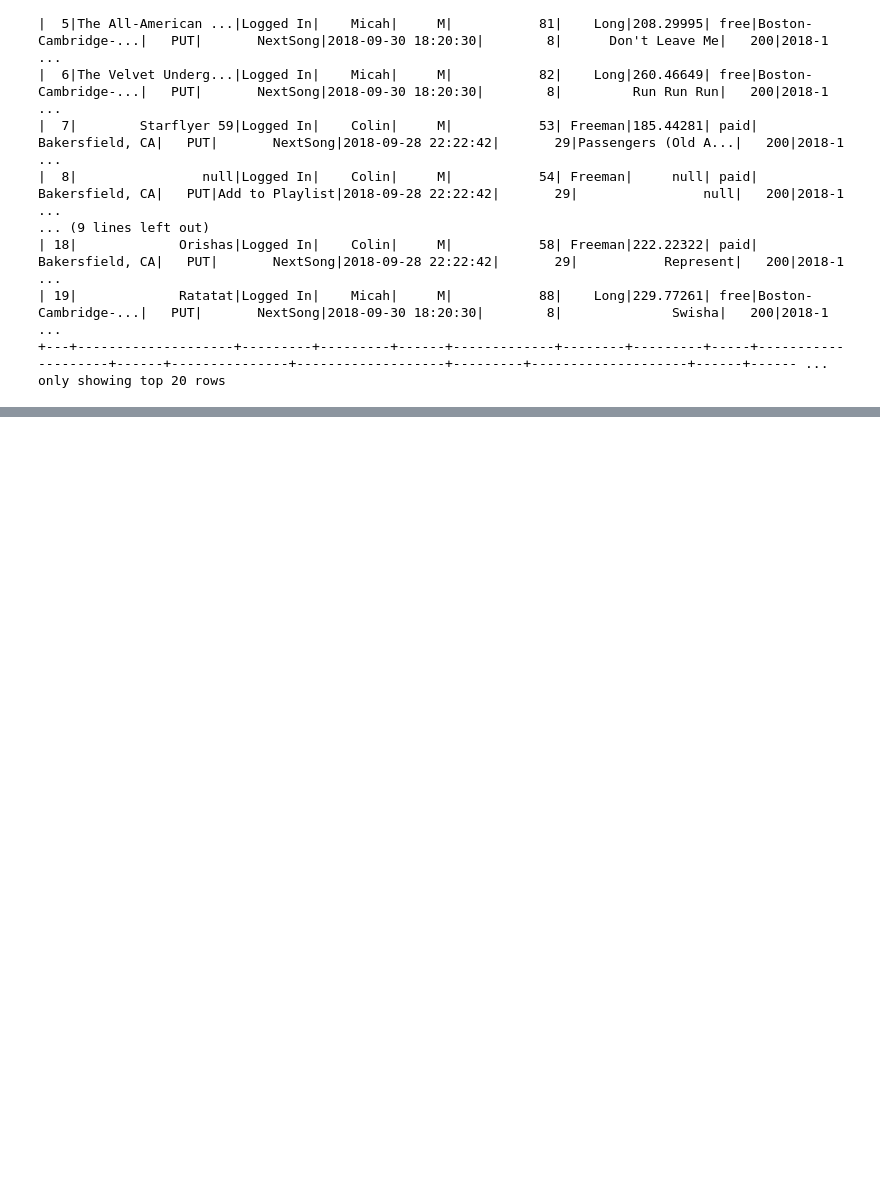
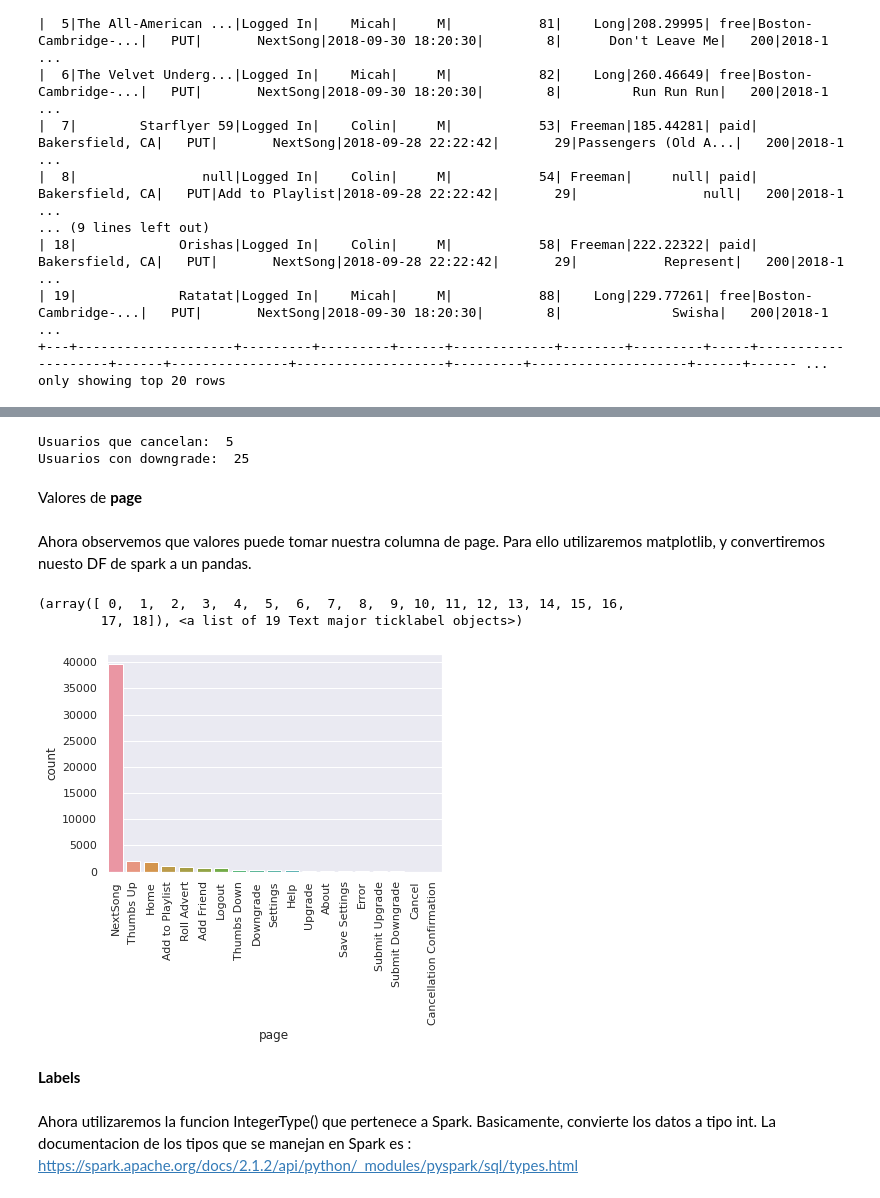
Before and after one commit to IEXE-Tec/computo-datos-masivos, a Jupyter notebook: 04_emr_pyspark.ipynb, the cells around one changed output, grey strips where cells are left out. Saved outputs shown, nothing was run; the diff lists cells and outputs as text; code cells hidden in the pictures; blank space fills up the shorter version.

```diff
--- a/04_emr_pyspark.ipynb
+++ b/04_emr_pyspark.ipynb
@@ -508,0 +525,5 @@ only showing top 20 rows
+# %%
+import matplotlib.pyplot as plt
+%matplotlib inline
+import seaborn as sns
+sns.set(style="darkgrid")
@@ -508,0 +542,24 @@ only showing top 20 rows
+# %%
+print('Usuarios que cancelan: ', df.select("userId").where(df.page == "Cancellation Confirmation").dropDuplicates().count())
+print('Usuarios con downgrade: ', df.select("userId").where(df.page == "Downgrade").dropDuplicates().count())
+# %% [output]
+Usuarios que cancelan:  5
+Usuarios con downgrade:  25
+# %% [markdown]
+Valores de **page**
+# %% [markdown]
+Ahora observemos que valores puede tomar nuestra columna de page. Para ello utilizaremos matplotlib, y convertiremos nuesto DF de spark a un pandas.
+# %%
+eventos = df.groupby("page").count()
+eventos = eventos.sort(desc("count")).toPandas()
+g = sns.barplot(data=eventos, x='page', y='count')
+plt.xticks(rotation=90)
+# %% [output]
+(array([ 0,  1,  2,  3,  4,  5,  6,  7,  8,  9, 10, 11, 12, 13, 14, 15, 16,
+        17, 18]), <a list of 19 Text major ticklabel objects>)
+[figure, added]
+# %% [markdown]
+**Labels**
+# %% [markdown]
+Ahora utilizaremos la funcion IntegerType() que pertenece a Spark. Basicamente, convierte los datos a tipo int. La documentacion de los tipos que se manejan en Spark es :
+https://spark.apache.org/docs/2.1.2/api/python/_modules/pyspark/sql/types.html
```
Also changed, not shown: parts of 15 cells of this notebook.
